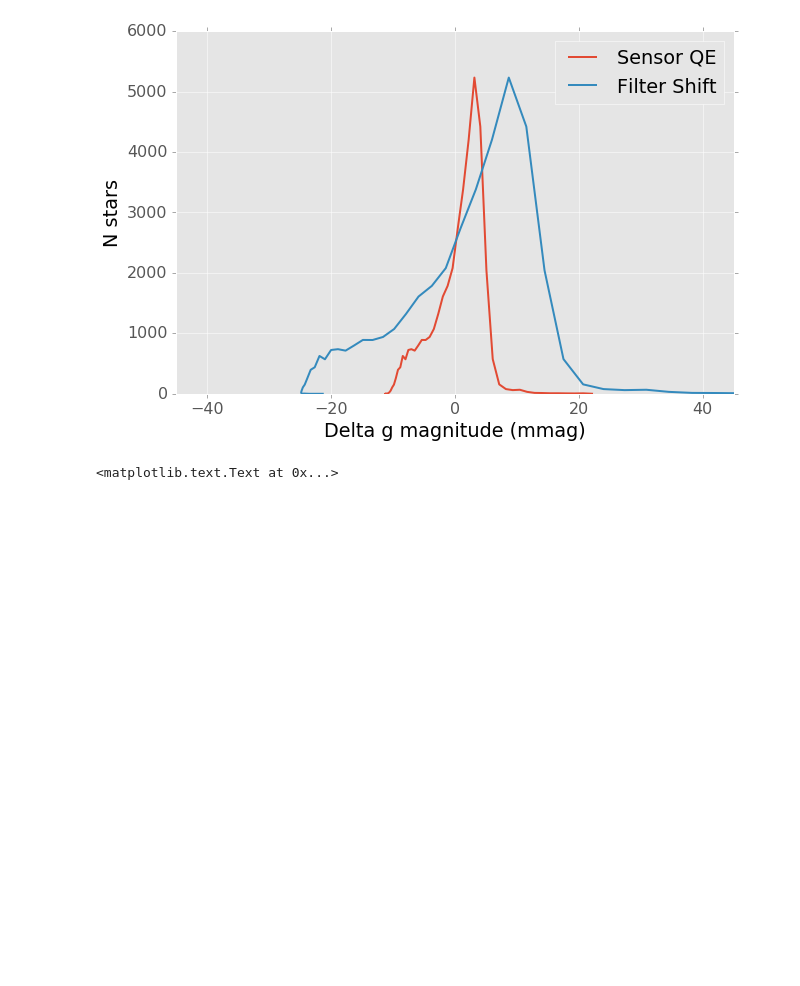
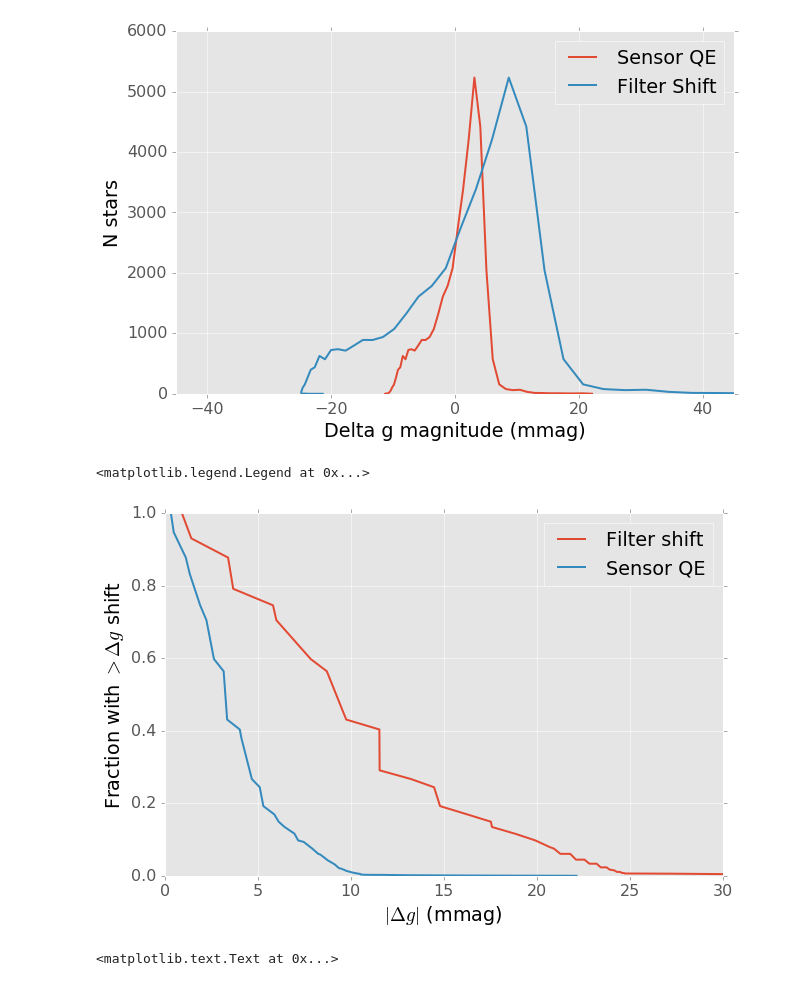
Before and after one commit to lsst-dmsst/LDM-523, a Jupyter notebook: differential_color.ipynb, the cells around one changed output. Cells and saved outputs as stored; diff of their text form; code cells hidden in the pictures; blank space fills up the shorter version.

Commit message:
Add cumulative shift plot.

```diff
--- a/differential_color.ipynb
+++ b/differential_color.ipynb
@@ -194,6 +194,26 @@ Filter variation:
 7.91% beyond +/- 20 mmag
 <matplotlib.legend.Legend at 0x...>
 [figure]
+# %%
+
+increasing_shift_order = np.argsort(np.abs(delta_filter_shift - mean_filter_shift))
+decreasing_shift_order = increasing_shift_order[::-1]
+
+plt.plot(np.abs(delta_filter_shift[decreasing_shift_order] - mean_filter_shift),
+         np.cumsum(gi_bin_values[decreasing_shift_order])/np.sum(gi_bin_values), label="Filter shift")
+
+increasing_shift_order = np.argsort(np.abs(delta_shift - mean_shift))
+decreasing_shift_order = increasing_shift_order[::-1]
+plt.plot(np.abs(delta_shift[decreasing_shift_order] - mean_shift),
+         np.cumsum(gi_bin_values[decreasing_shift_order])/np.sum(gi_bin_values), label="Sensor QE")
+
+plt.xlim(0, 30)
+plt.xlabel("$|\Delta g|$ (mmag)")
+plt.ylabel("Fraction with $>\Delta g$ shift")
+plt.legend(loc=0)
+# %% [output]
+<matplotlib.legend.Legend at 0x...>
+[figure, added]
 # %%
 # Show what these look like (print m5 limits on throughput curves)
 plt.figure()
```
